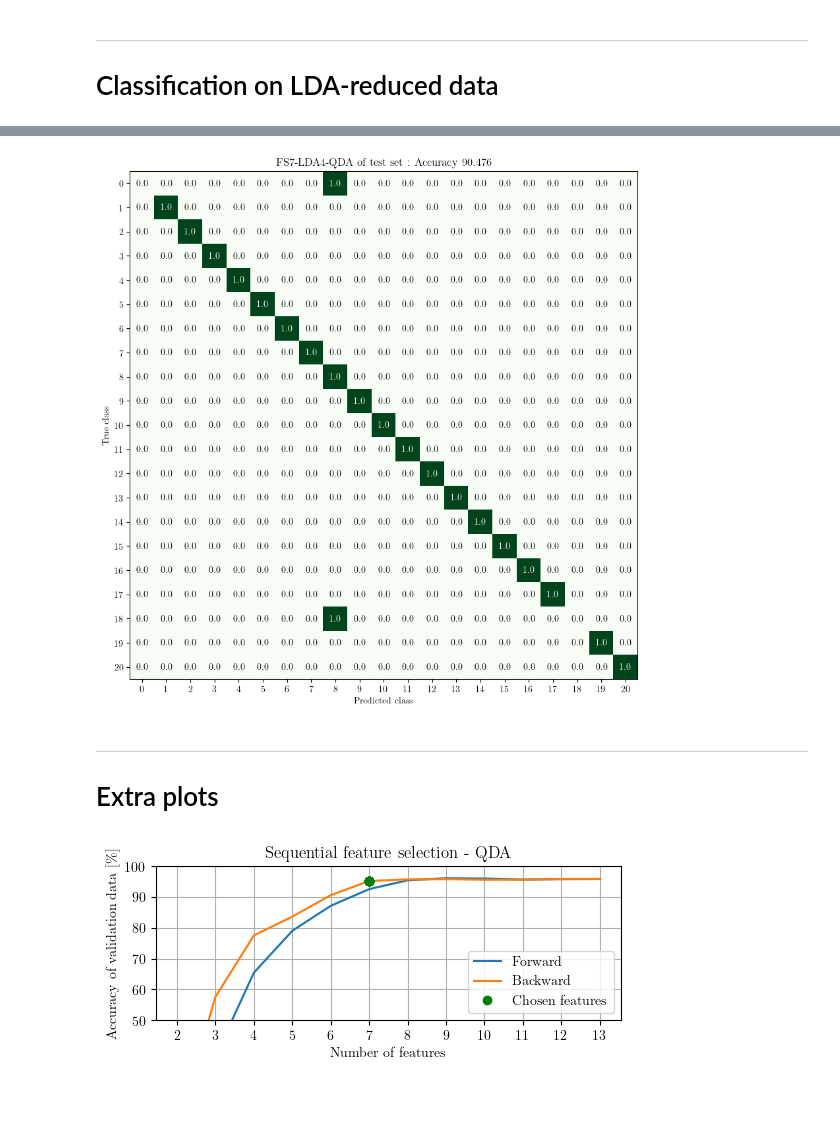
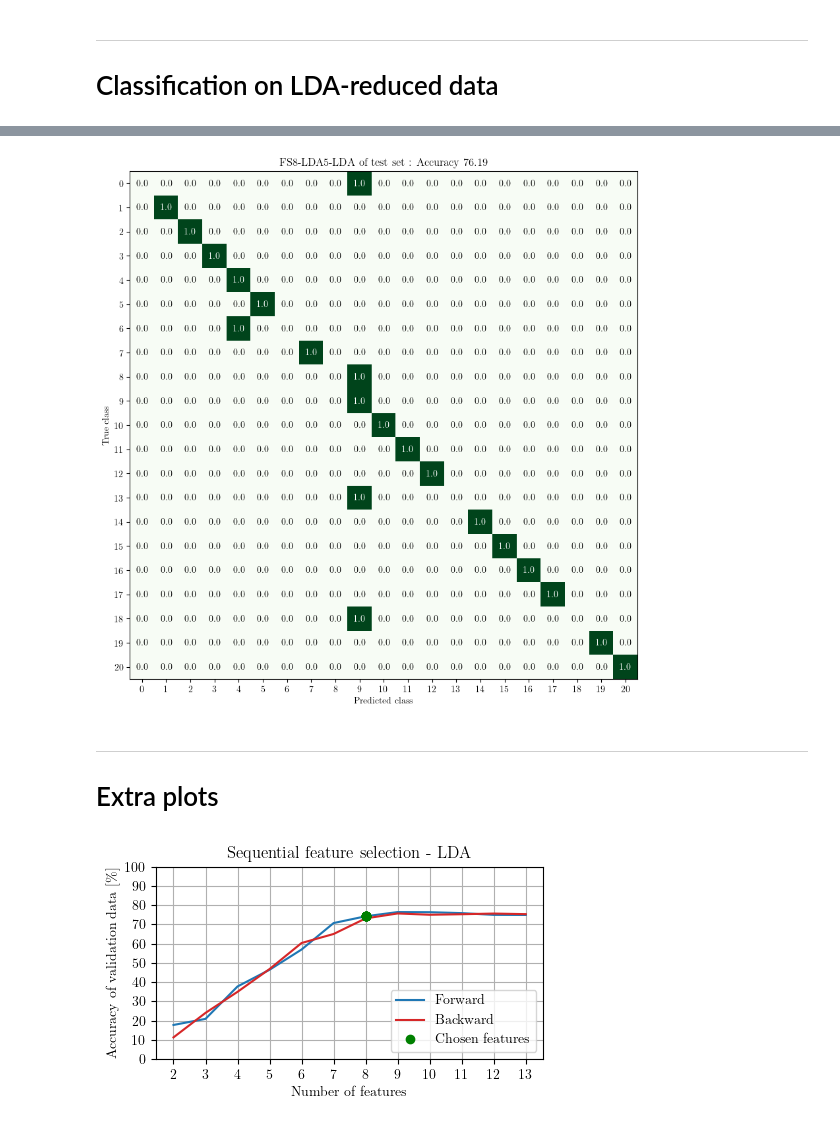
Before and after one commit to peterkrull/p7-ml-refrigeration-fault-detection, a Jupyter notebook: Python/classification_megascript.ipynb, the cells around one changed output, grey strips where cells are left out. Saved outputs shown, nothing was run; the diff lists cells and outputs as text; code cells hidden in the pictures; blank space fills up the shorter version.

```diff
--- a/Python/classification_megascript.ipynb
+++ b/Python/classification_megascript.ipynb
@@ -23,12 +23,13 @@ The autoreload extension is already loaded. To reload it, use:
 # %%
 config = {
     "standardize" : True,
-    "lda_reduce" : 4,
-    "classifier" : "qda",
-    "keep_features" : 7,
+    "lda_reduce" : 5,
+    "classifier" : "lda",
+    "keep_features" : 8,
     "drop_8_18" : False,
-    "direction" : "backward",
-    "frac_sample" : 0.3,
+    "direction" : "forward",
+    "even_sample" : 1, # Choose evenly every n'th sample : 1 < val
+    "frac_sample" : 1, # Choose a random fraction of samples : 0 < val < 1
     "random_state" : 1,
     "conf_size" : (10,10)
 }
@@ -83,18 +84,19 @@ def classifier(classifier_select):
 # %%
 kwargs = {
     'clf' : classifier(config["classifier"]),
-    'trn' : trn_std.sample(frac=config["frac_sample"],random_state = config["random_state"]),
-    'vld' : vld_std.sample(frac=config["frac_sample"],random_state = config["random_state"])
+    'trn' : trn_std.sample(even = config["even_sample"], frac=config["frac_sample"],random_state = config["random_state"]),
+    'vld' : vld_std.sample(even = config["even_sample"], frac=config["frac_sample"],random_state = config["random_state"])
 }
 
 # Caching of feature selection if classifier is unchanged
-if not 'summary' in globals():
+if not 'summary' in globals() or not 'summary' in globals():
     cached_config = config
     summary = tools.feature_selection(**kwargs)
 if 'cached_config' in globals():
     if (cached_config[ "classifier"] != config[ "classifier"]) or \
        (cached_config["frac_sample"] != config["frac_sample"]) or \
-       (cached_config["standardize"] != config["standardize"]):
+       (cached_config["standardize"] != config["standardize"]) or \
+       (cached_config["even_sample"] != config["even_sample"]) :
         cached_config = config
         summary = tools.feature_selection(**kwargs)
 # %%
@@ -214,29 +216,37 @@ fig_tst2, axs_tst2 = confusion_matrix(
     title = f'{str_feature}{str_lda}{str_classifier} of test set',
     save_fig_name = f'{str_feature}{str_lda}{str_classifier}-test.pdf');
 # %% [output]
-[figure, old version]
+[figure, new version]
 # %% [markdown]
 ----
 # Extra plots
 # %%
-fig,axs = plt.subplots(figsize=(6,2))
+import matplotlib
+col = matplotlib.colormaps['tab20']
+colors = {'forward': col.colors[0], 'backward': col.colors[6]}
+
+fig,axs = plt.subplots(figsize=(5,2.5))
 
 # Plot feature selection
 for j in ["Forward","Backward"]:
     plot_data = summary.loc[summary['direction'] == j.lower()]
-    axs.plot(plot_data['n_features'],plot_data['score']*100, label = j)
+    axs.plot(plot_data['n_features'],plot_data['score']*100, label = j,c=colors[j.lower()])
+
+plot_data = summary.loc[summary['direction'] == config["direction"]]
 
 feat = plot_data['n_features'][plot_data['n_features'] == config["keep_features"]]
 data = plot_data['score'][plot_data['n_features'] == config["keep_features"]]*100
 axs.plot(feat,data,'o',c="green",label = "Chosen features")
 axs.set_ylabel('Accuracy of validation data [\%]')
 axs.set_xlabel('Number of features')
-axs.set_ylim([50,100])
+axs.set_ylim([0,100])
 axs.set_title(f'Sequential feature selection - {config["classifier"].upper()}')
 axs.grid(True)
 axs.legend(loc = 'lower right')
 axs.set_xticks(range(2,14));
+axs.set_yticks([x*10 for x in range(0,11)]);
+fig.savefig(f"{str_feature}{str_classifier}-feature-selection.pdf",bbox_inches='tight')
 # %% [output]
-[figure, old version]
+[figure, new version]
 # %%
 # Plot LDA reduction
```
Also changed, not shown: parts of 7 cells of this notebook.
